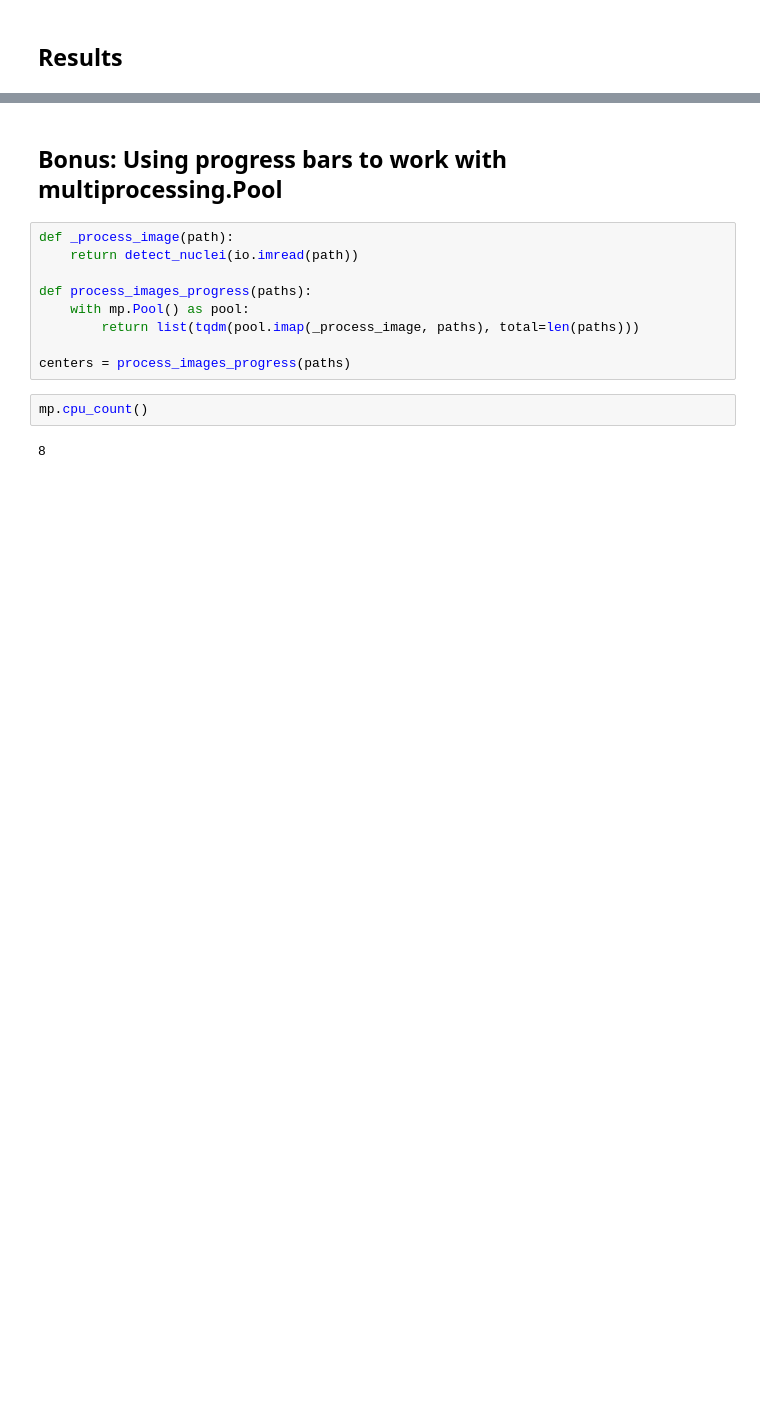
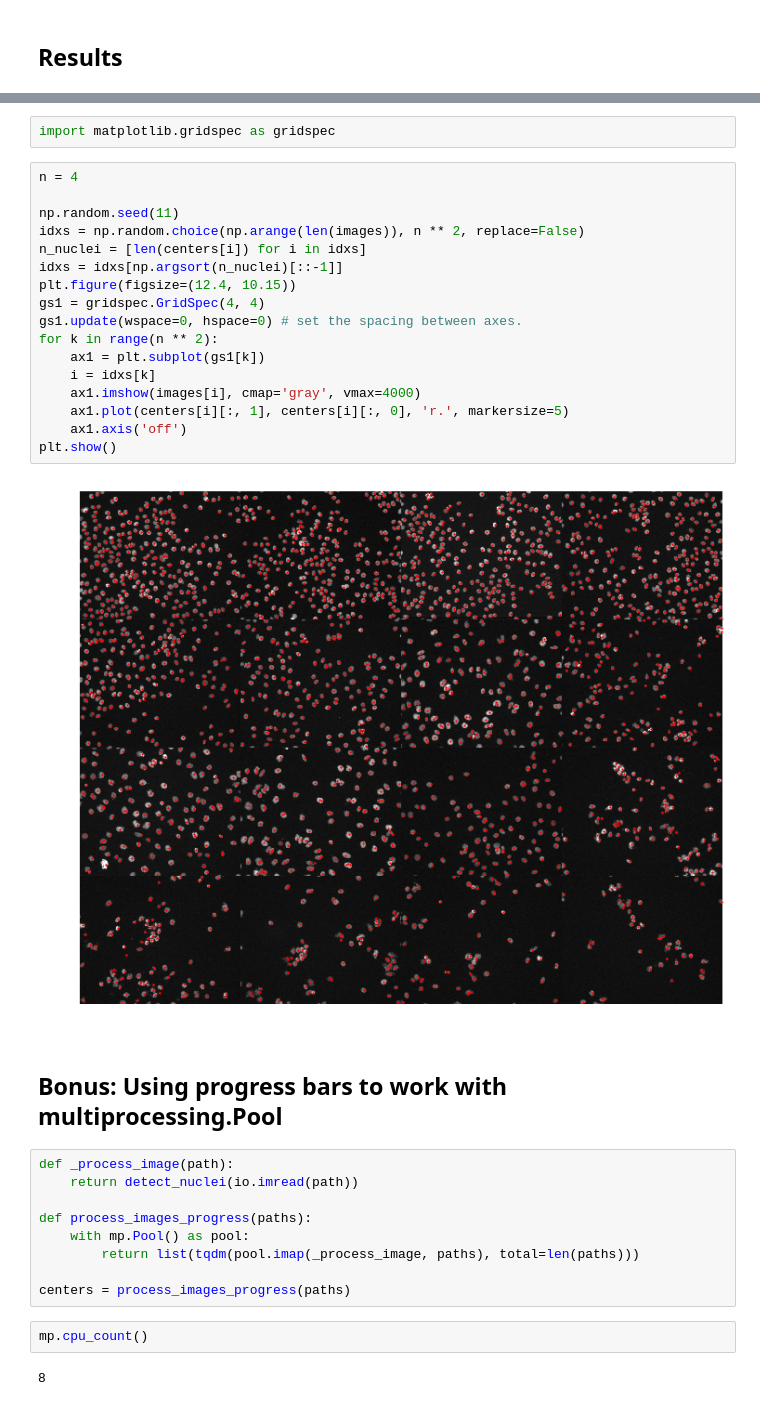
Before and after one commit to jmswaney/blog, a Jupyter notebook: 02_multiprocessing_tips/MCF7_Cell_Painting_nuclei_detection.ipynb, the cells around one changed output, grey strips where cells are left out. Saved outputs shown, nothing was run; the diff lists cells and outputs as text; blank space fills up the shorter version.

```diff
--- a/02_multiprocessing_tips/MCF7_Cell_Painting_nuclei_detection.ipynb
+++ b/02_multiprocessing_tips/MCF7_Cell_Painting_nuclei_detection.ipynb
@@ -149,3 +150,24 @@ plt.show()
+# %%
+import matplotlib.gridspec as gridspec
+# %%
+n = 4
+
+np.random.seed(11)
+idxs = np.random.choice(np.arange(len(images)), n ** 2, replace=False)
+n_nuclei = [len(centers[i]) for i in idxs]
+idxs = idxs[np.argsort(n_nuclei)[::-1]]
+plt.figure(figsize=(12.4, 10.15))
+gs1 = gridspec.GridSpec(4, 4)
+gs1.update(wspace=0, hspace=0) # set the spacing between axes.
+for k in range(n ** 2):
+    ax1 = plt.subplot(gs1[k])
+    i = idxs[k]
+    ax1.imshow(images[i], cmap='gray', vmax=4000)
+    ax1.plot(centers[i][:, 1], centers[i][:, 0], 'r.', markersize=5)
+    ax1.axis('off')
+plt.show()
+# %% [output]
+[figure, added]
 # %% [markdown]
 ## Bonus: Using progress bars to work with multiprocessing.Pool
 # %%
```
Also changed, not shown: parts of 4 cells of this notebook, 3 other files.
